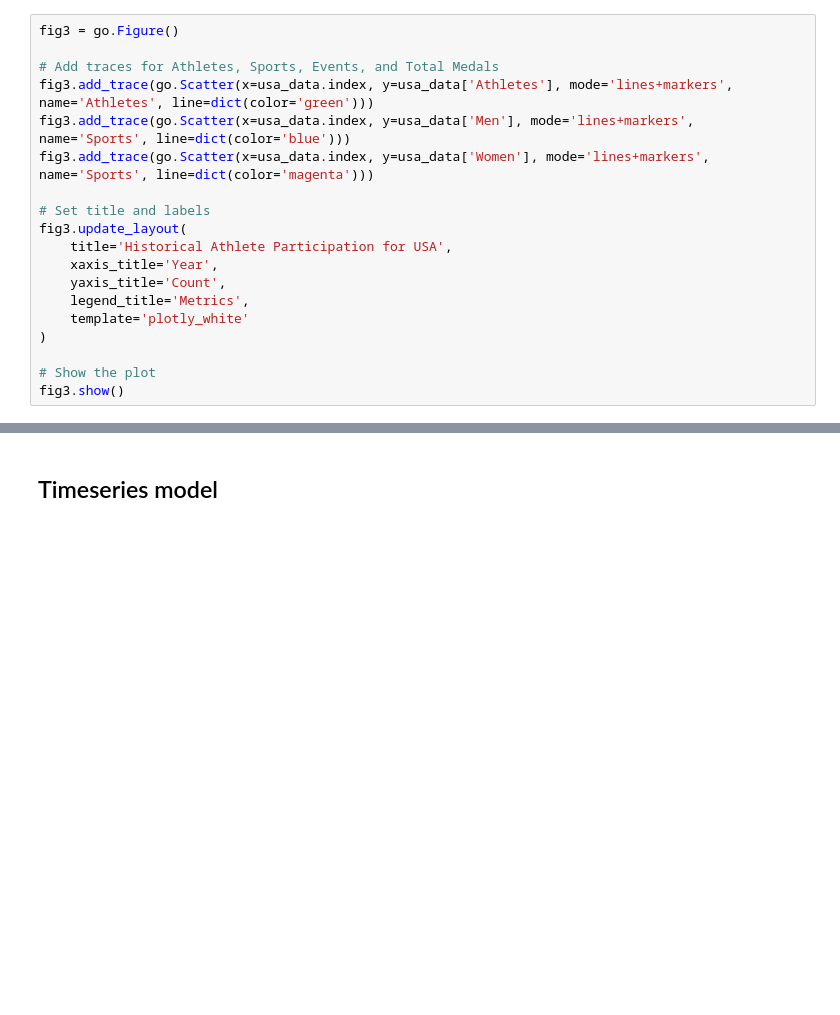
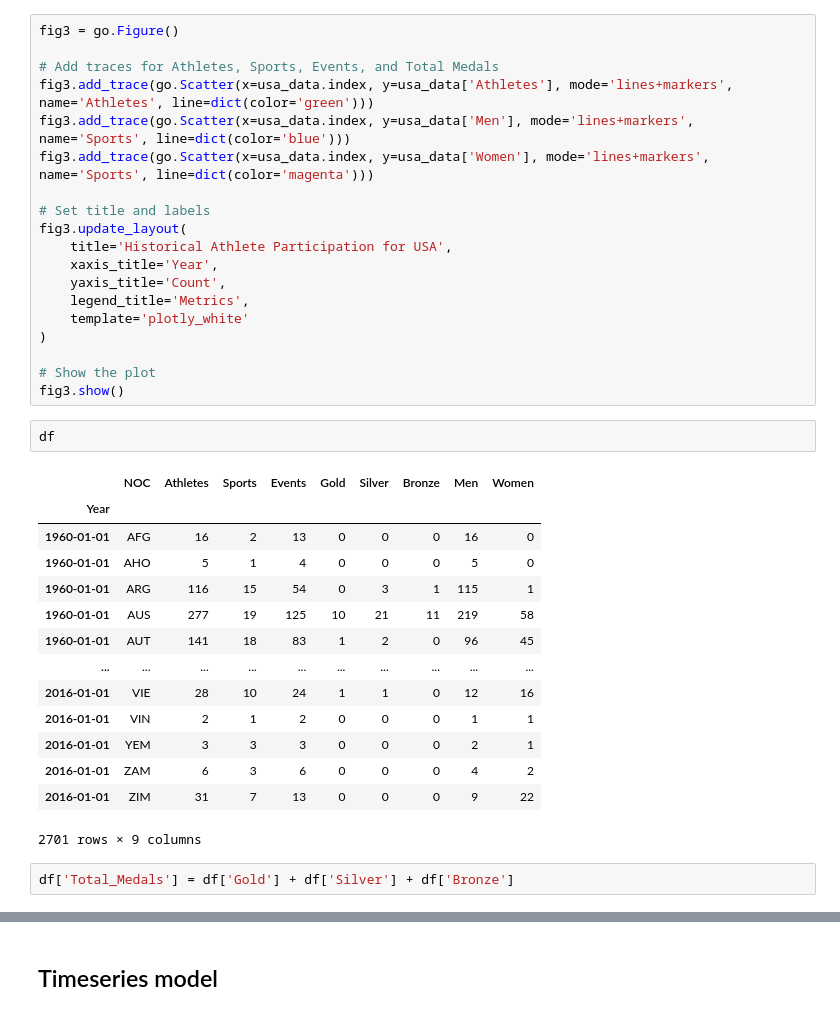
Before and after one commit to aayusha-shrestha/hackathon-olympics-prediction-, a Jupyter notebook: model/model_1_timeseries.ipynb, the cells around one changed output, grey strips where cells are left out. Saved outputs shown, nothing was run; the diff lists cells and outputs as text; blank space fills up the shorter version.

```diff
--- a/model/model_1_timeseries.ipynb
+++ b/model/model_1_timeseries.ipynb
@@ -136,3 +136,22 @@ fig3.update_layout(
 
 # Show the plot
 fig3.show()
+# %%
+df
+# %% [output]
+|  | NOC | Athletes | Sports | Events | Gold | Silver | Bronze | Men | Women |
+| Year |  |  |  |  |  |  |  |  |  |
+| 1960-01-01 | AFG | 16 | 2 | 13 | 0 | 0 | 0 | 16 | 0 |
+| 1960-01-01 | AHO | 5 | 1 | 4 | 0 | 0 | 0 | 5 | 0 |
+| 1960-01-01 | ARG | 116 | 15 | 54 | 0 | 3 | 1 | 115 | 1 |
+| 1960-01-01 | AUS | 277 | 19 | 125 | 10 | 21 | 11 | 219 | 58 |
+| 1960-01-01 | AUT | 141 | 18 | 83 | 1 | 2 | 0 | 96 | 45 |
+| ... | ... | ... | ... | ... | ... | ... | ... | ... | ... |
+| 2016-01-01 | VIE | 28 | 10 | 24 | 1 | 1 | 0 | 12 | 16 |
+| 2016-01-01 | VIN | 2 | 1 | 2 | 0 | 0 | 0 | 1 | 1 |
+| 2016-01-01 | YEM | 3 | 3 | 3 | 0 | 0 | 0 | 2 | 1 |
+| 2016-01-01 | ZAM | 6 | 3 | 6 | 0 | 0 | 0 | 4 | 2 |
+| 2016-01-01 | ZIM | 31 | 7 | 13 | 0 | 0 | 0 | 9 | 22 |
+2701 rows × 9 columns
+# %%
+df['Total_Medals'] = df['Gold'] + df['Silver'] + df['Bronze']
```
Also changed, not shown: parts of 5 cells of this notebook, 2 other files.
